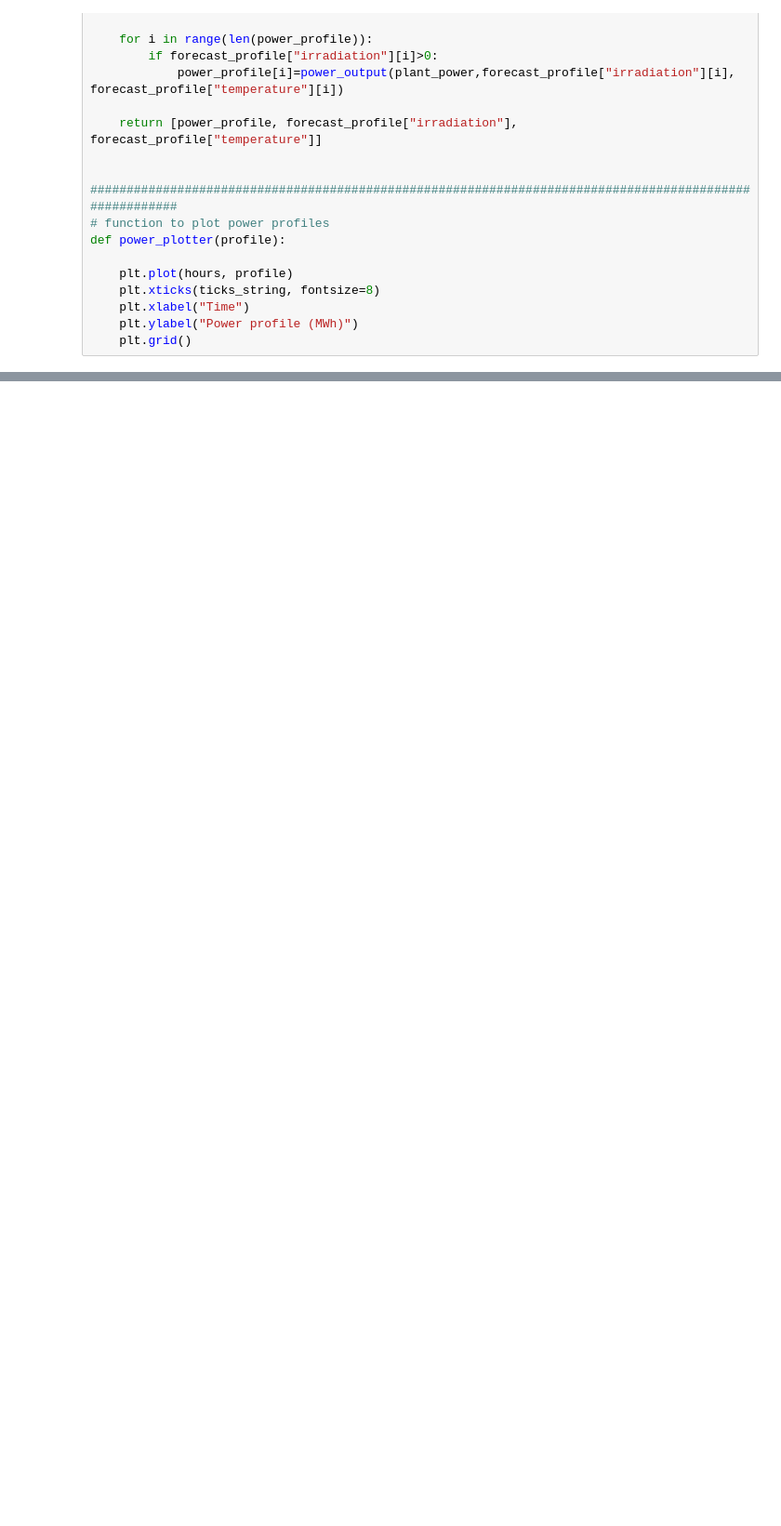
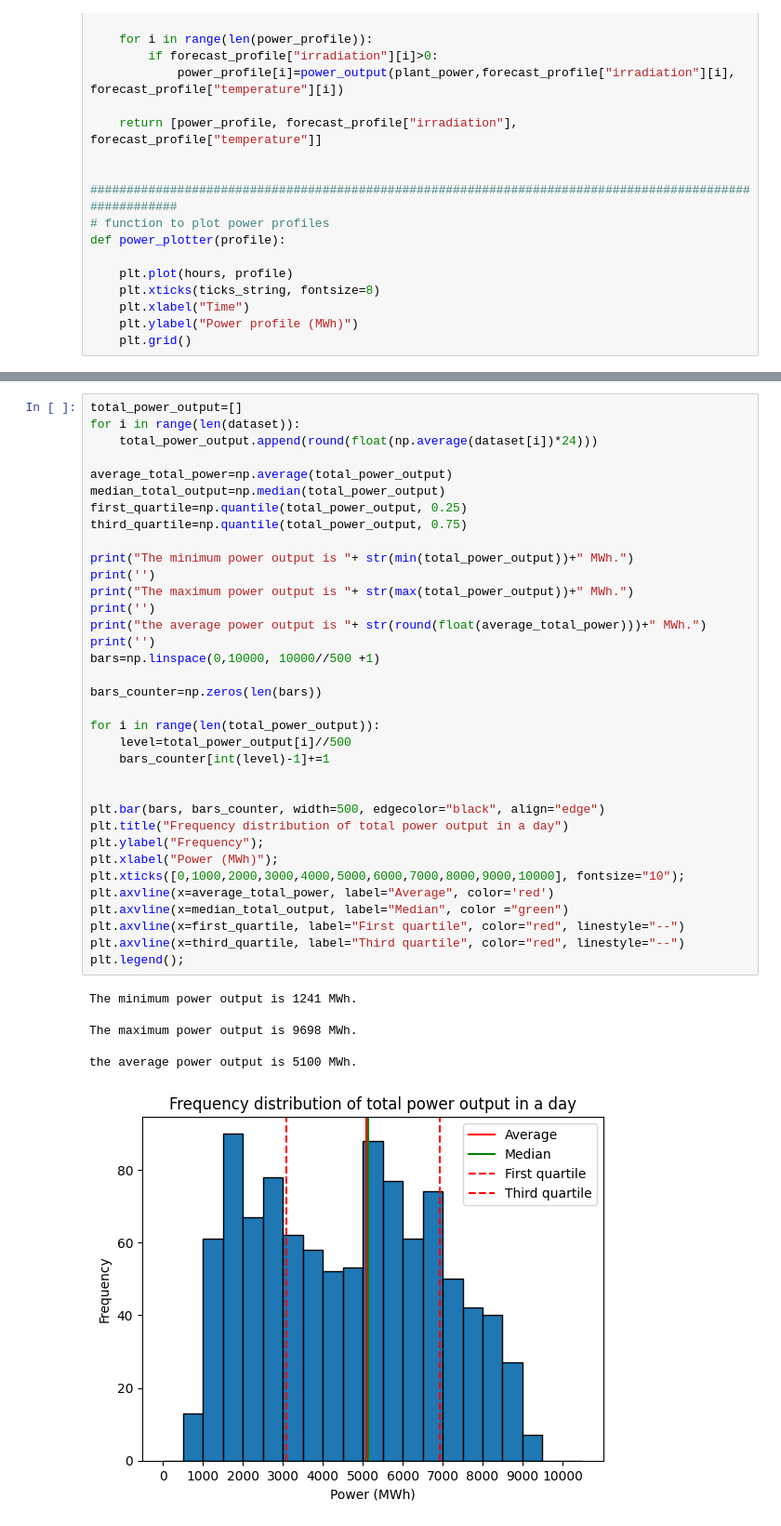
Before and after one commit to Andrea1999Broglia/Solar-field-output-simulation-by-Monte-Carlo-method, a Jupyter notebook: model.ipynb, the cells around one changed output, grey strips where cells are left out. Shown: that part at 93% size. Saved outputs shown, nothing was run; the diff lists cells and outputs as text; blank space fills up the shorter version.

```diff
--- a/model.ipynb
+++ b/model.ipynb
@@ -118,0 +187,42 @@ plt.title("Randomly generated power profile");
+# %%
+total_power_output=[]
+for i in range(len(dataset)):
+    total_power_output.append(round(float(np.average(dataset[i])*24)))
+
+average_total_power=np.average(total_power_output)
+median_total_output=np.median(total_power_output)
+first_quartile=np.quantile(total_power_output, 0.25)
+third_quartile=np.quantile(total_power_output, 0.75)
+
+print("The minimum power output is "+ str(min(total_power_output))+" MWh.")
+print('')
+print("The maximum power output is "+ str(max(total_power_output))+" MWh.")
+print('')
+print("the average power output is "+ str(round(float(average_total_power)))+" MWh.")
+print('')
+bars=np.linspace(0,10000, 10000//500 +1)
+
+bars_counter=np.zeros(len(bars))
+
+for i in range(len(total_power_output)):
+    level=total_power_output[i]//500
+    bars_counter[int(level)-1]+=1
+
+
+plt.bar(bars, bars_counter, width=500, edgecolor="black", align="edge")
+plt.title("Frequency distribution of total power output in a day")
+plt.ylabel("Frequency");
+plt.xlabel("Power (MWh)");
+plt.xticks([0,1000,2000,3000,4000,5000,6000,7000,8000,9000,10000], fontsize="10");
+plt.axvline(x=average_total_power, label="Average", color='red')
+plt.axvline(x=median_total_output, label="Median", color ="green")
+plt.axvline(x=first_quartile, label="First quartile", color="red", linestyle="--")
+plt.axvline(x=third_quartile, label="Third quartile", color="red", linestyle="--")
+plt.legend();
+# %% [output]
+The minimum power output is 1241 MWh.
+
+The maximum power output is 9698 MWh.
+
+the average power output is 5100 MWh.
+[figure, added]
```
Also changed, not shown: parts of 7 cells of this notebook, 2 other files.
